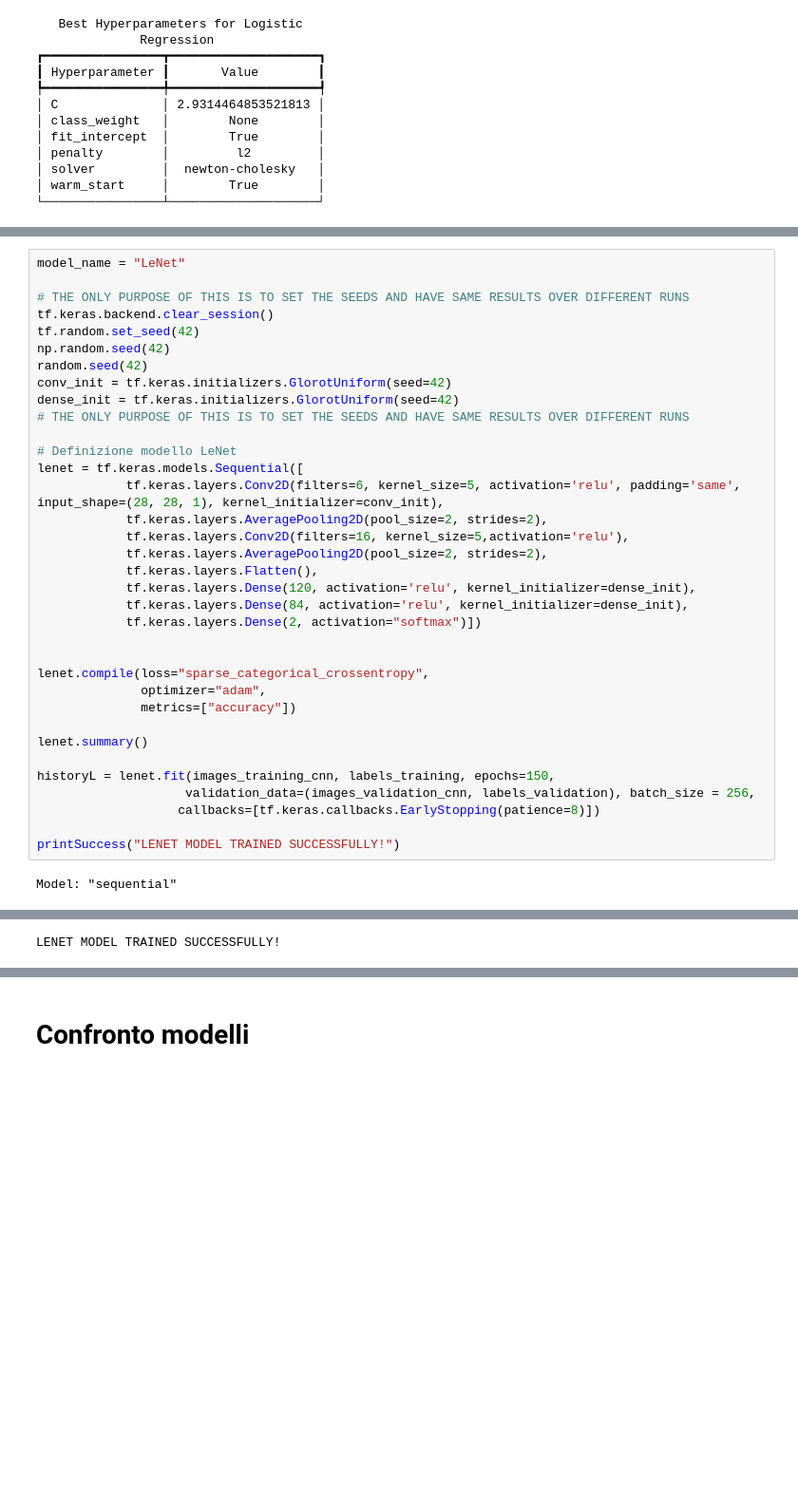
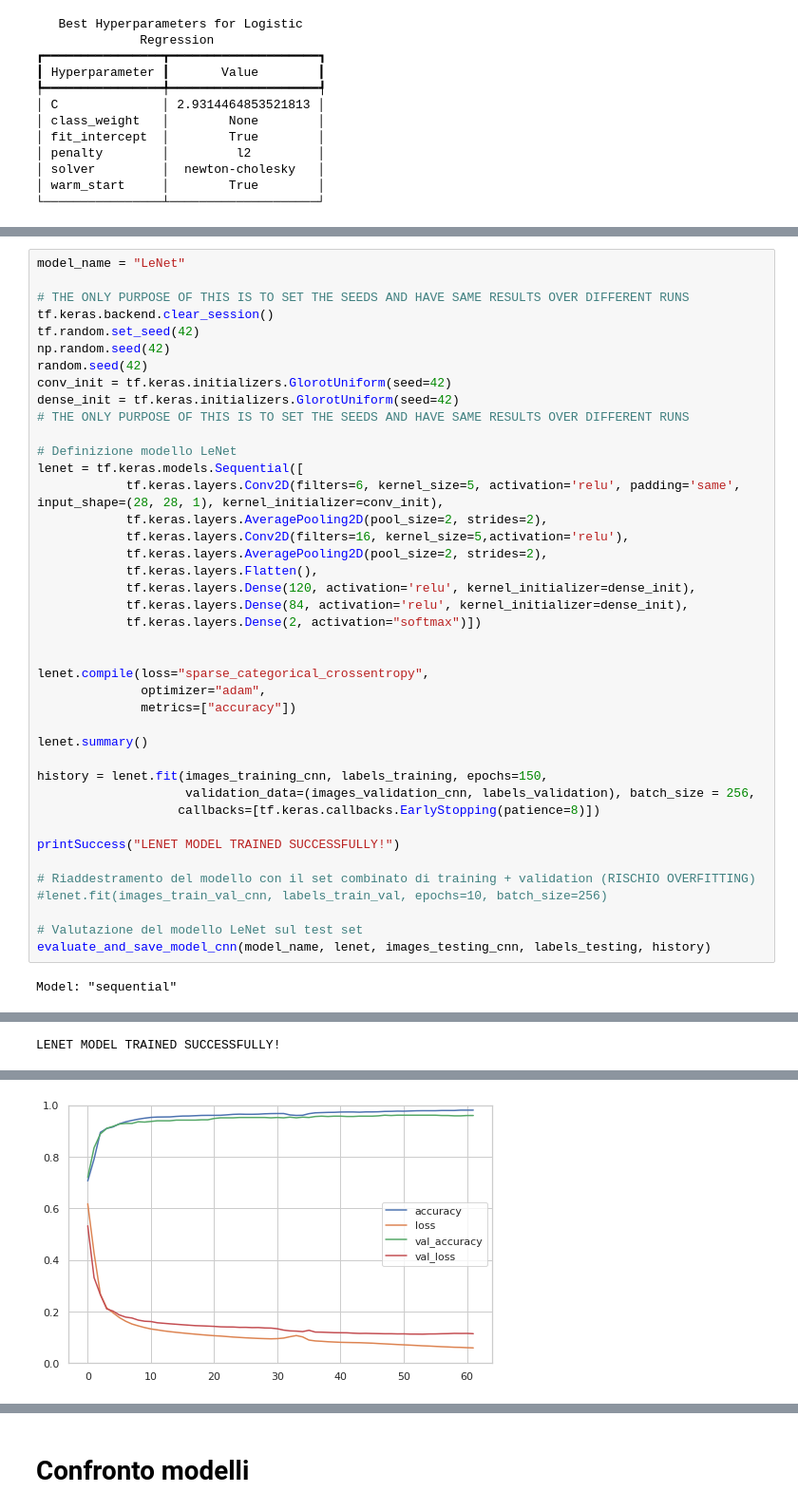
Before and after one commit to EdoMan000/ML_Project, a Jupyter notebook: src/MachineLearningPROJ.ipynb, the cells around one changed output, grey strips where cells are left out. Shown at 95% size. Saved outputs shown, nothing was run; the diff lists cells and outputs as text; blank space fills up the shorter version.

```diff
--- a/src/MachineLearningPROJ.ipynb
+++ b/src/MachineLearningPROJ.ipynb
@@ -595,11 +689,17 @@ lenet.compile(loss="sparse_categorical_crossentropy",
 
 lenet.summary()
 
-historyL = lenet.fit(images_training_cnn, labels_training, epochs=150,
+history = lenet.fit(images_training_cnn, labels_training, epochs=150,
                     validation_data=(images_validation_cnn, labels_validation), batch_size = 256,
                    callbacks=[tf.keras.callbacks.EarlyStopping(patience=8)])
 
 printSuccess("LENET MODEL TRAINED SUCCESSFULLY!")
+
+# Riaddestramento del modello con il set combinato di training + validation (RISCHIO OVERFITTING)
+#lenet.fit(images_train_val_cnn, labels_train_val, epochs=10, batch_size=256)
+
+# Valutazione del modello LeNet sul test set
+evaluate_and_save_model_cnn(model_name, lenet, images_testing_cnn, labels_testing, history)
 # %% [output]
 Model: "sequential"
 ┏━━━━━━━━━━━━━━━━━━━━━━━━━━━━━━━━━┳━━━━━━━━━━━━━━━━━━━━━━━━┳━━━━━━━━━━━━━━━┓
@@ -642,0 +755 @@ LENET MODEL TRAINED SUCCESSFULLY!
+[figure, added]
```
Also changed, not shown: parts of 15 cells of this notebook.
